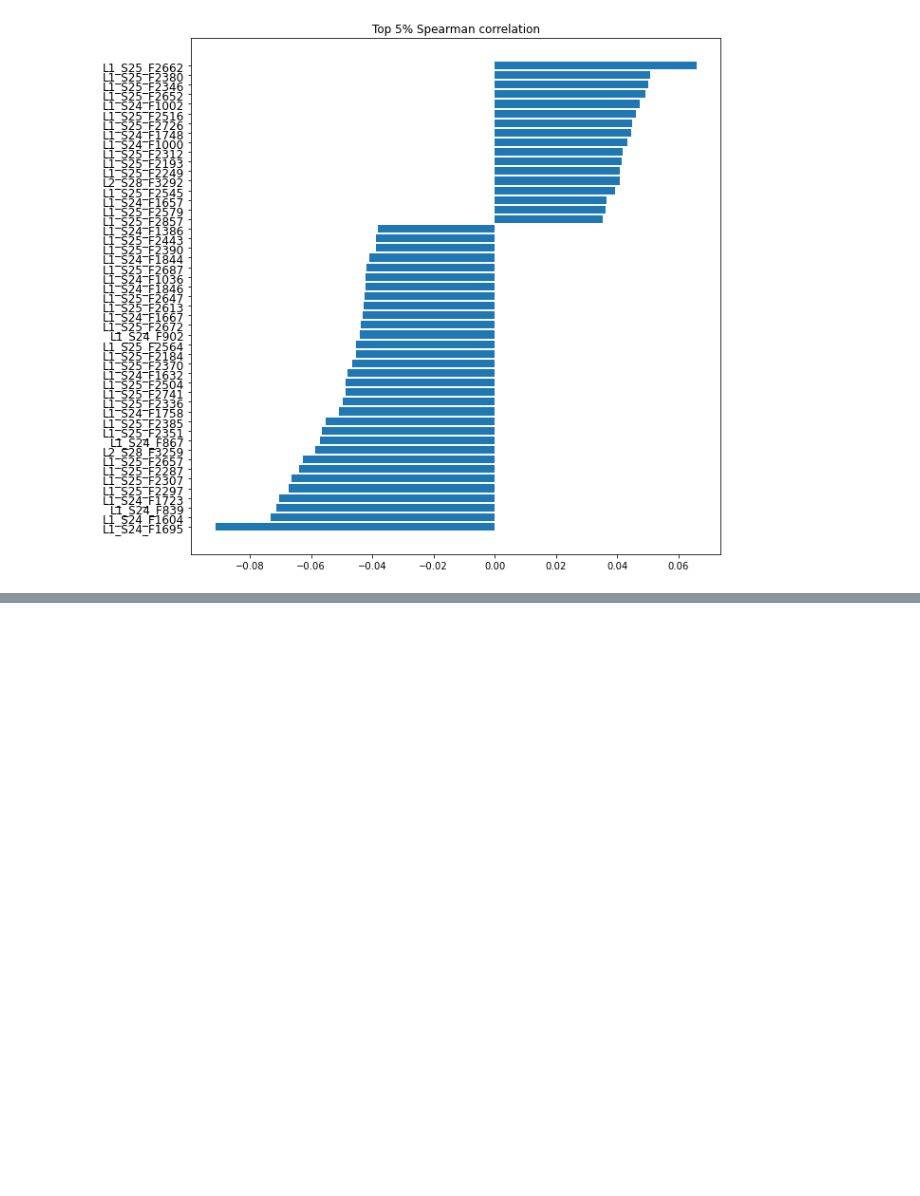
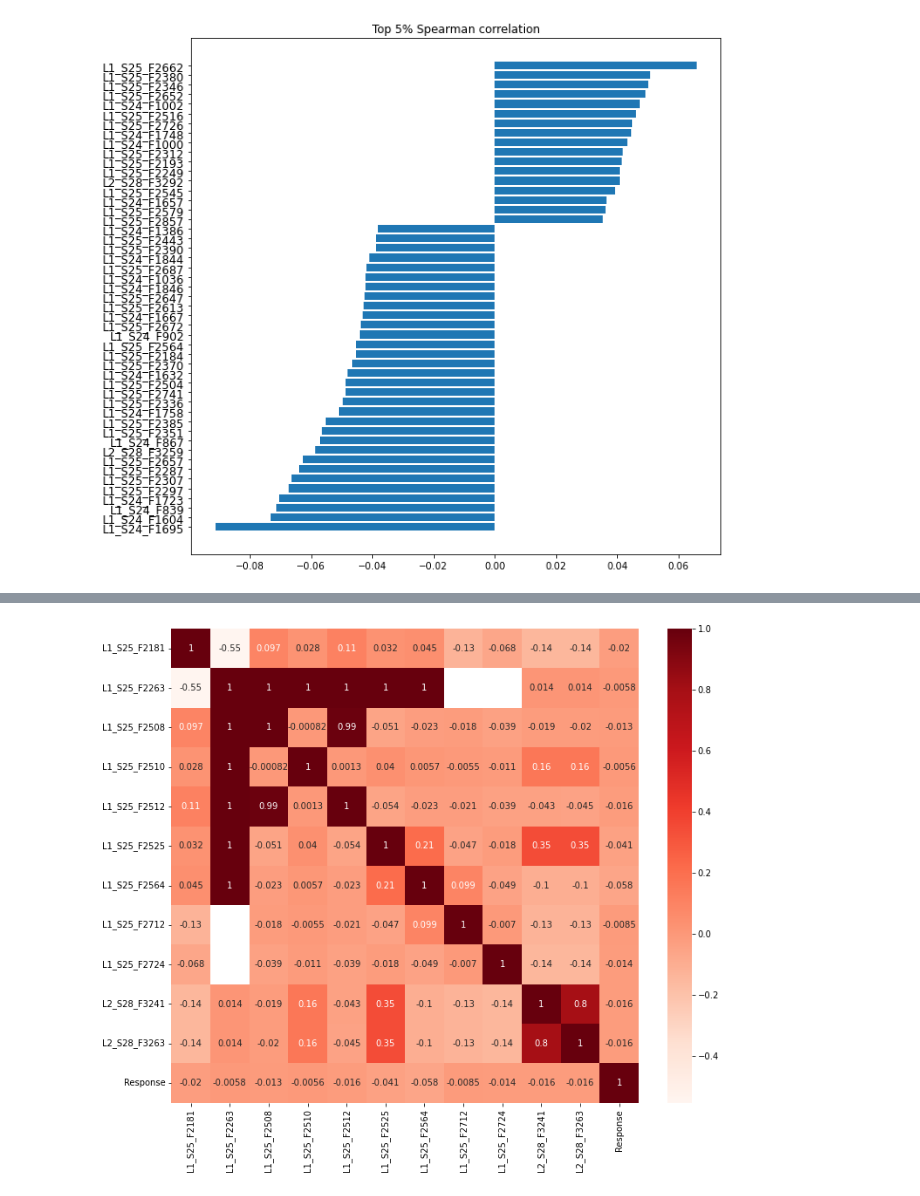
Before and after one commit to DraganaNikolova/AnomalyDetection, a Jupyter notebook: Preprocessing.ipynb, the cells around one changed output, grey strips where cells are left out. Cells and saved outputs as stored; diff of their text form; code cells hidden in the pictures; blank space fills up the shorter version.

Commit message:
Feature Importance

```diff
--- a/Preprocessing.ipynb
+++ b/Preprocessing.ipynb
@@ -633,0 +636,5 @@ plot_bar_chart(top5, 'Top 5% {} correlation'.format('Spearman'))
+# %%
+import pandas as pd
+train_numerical = pd.read_pickle("train_numeric.pkl")
+train_date = pd.read_pickle("train_date.pkl")
+train_date_features = pd.read_pickle("train_date_features.pkl")
@@ -639,0 +683,10 @@ train_numerical.isna().sum().sum() # 929 125 166 are null
+# %%
+# Using Pearson Correlation for null_not_fault and Response
+import matplotlib.pyplot as plt
+import seaborn as sns
+plt.figure(figsize=(12,10))
+cor = train_numerical[['L1_S25_F2181','L1_S25_F2263','L1_S25_F2508','L1_S25_F2510','L1_S25_F2512','L1_S25_F2525','L1_S25_F2564','L1_S25_F2712','L1_S25_F2724','L2_S28_F3241','L2_S28_F3263', 'Response']].corr()
+sns.heatmap(cor, annot=True, cmap=plt.cm.Reds)
+plt.show()
+# %% [output]
+[figure, added]
```
Also changed, not shown: parts of 26 cells of this notebook.
